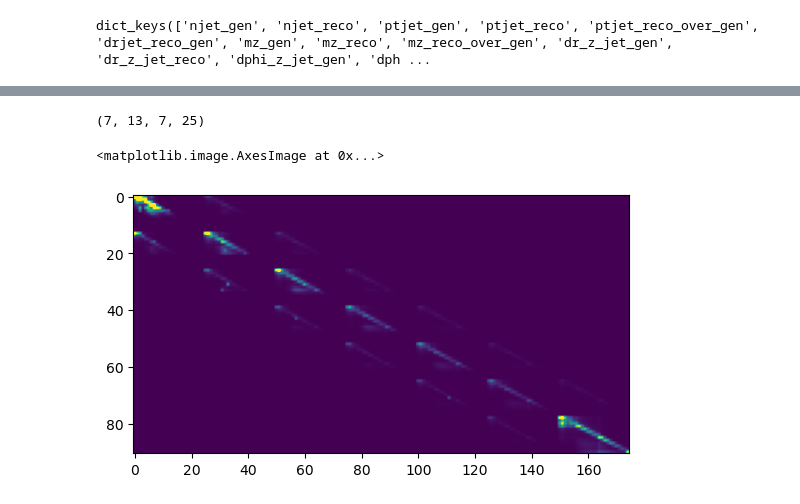
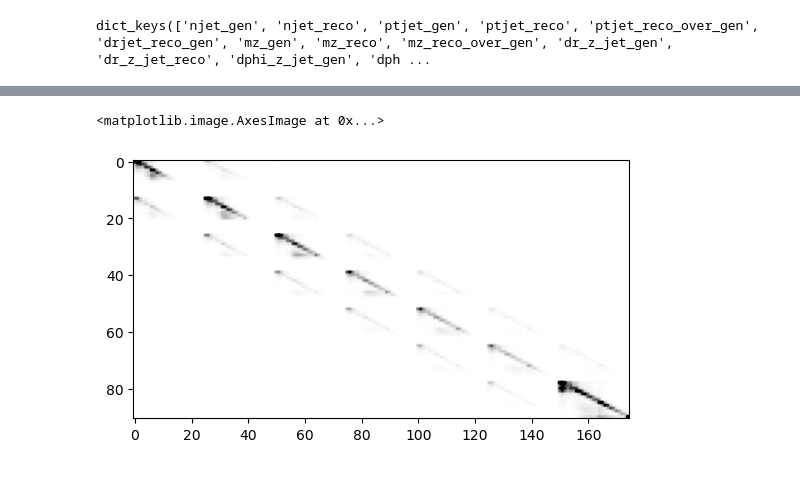
Before and after one commit to rappoccio/QJetMassUproot, a Jupyter notebook: response_maker_nanov9.ipynb, the cells around one changed output, grey strips where cells are left out. Cells and saved outputs as stored; diff of their text form; code cells hidden in the pictures.

```diff
--- a/response_maker_nanov9.ipynb
+++ b/response_maker_nanov9.ipynb
@@ -88,5 +95,3 @@ for i in range(ndatasets):
 # %%
-response_matrix_u_summed = np.sum( response_matrix_u_values, axis=(0,1))
-print(response_matrix_u_summed.shape)
-nptreco,nmassreco,nptgen,nmassgen = response_matrix_u_summed.shape
-response_matrix_u_final = response_matrix_u_summed.reshape( (nptreco)*(nmassreco), (nptgen)*(nmassgen) )
+nptreco,nmassreco,nptgen,nmassgen = response_matrix_u_values.shape
+response_matrix_u_final = response_matrix_u_values.reshape( (nptreco)*(nmassreco), (nptgen)*(nmassgen) )
@@ -100,20 +103,10 @@ plt.imshow( np.log(response_matrix_u_final+1), vmax=0.2 )
-# %%
-norm = np.sum( response_matrix_g_values, axis=(1,2,3,4,5) )
-for i in range(ndatasets):
-    if norm[i] > 0:
-        response_matrix_g_values[i,:,:,:,:,:] /= norm[i]
-# %%
-response_matrix_g_summed = np.sum( response_matrix_g_values, axis=(0,1))
-print(response_matrix_g_summed.shape)
-nptreco,nmassreco,nptgen,nmassgen = response_matrix_g_summed.shape
-response_matrix_g_final = response_matrix_g_summed.reshape( (nptreco)*(nmassreco), (nptgen)*(nmassgen) )
-# %% [output]
-(7, 13, 7, 25)
+# %%
+response_matrix_g_final = response_matrix_g_values.reshape( (nptreco)*(nmassreco), (nptgen)*(nmassgen) )
 # %%
-plt.imshow( np.log(response_matrix_g_final+1), vmax=0.2 )
+plt.imshow( np.log(response_matrix_g_final+1), vmax=0.2, aspect="equal", cmap="binary" )
 # %% [output]
 <matplotlib.image.AxesImage at 0x...>
-[figure, old version]
+[figure, new version]
 # %%
 output['ptjet_gen'].project("pt").plot(density=True)
 plt.show()
```
Also changed, not shown: parts of 35 cells of this notebook, 3 other files.
